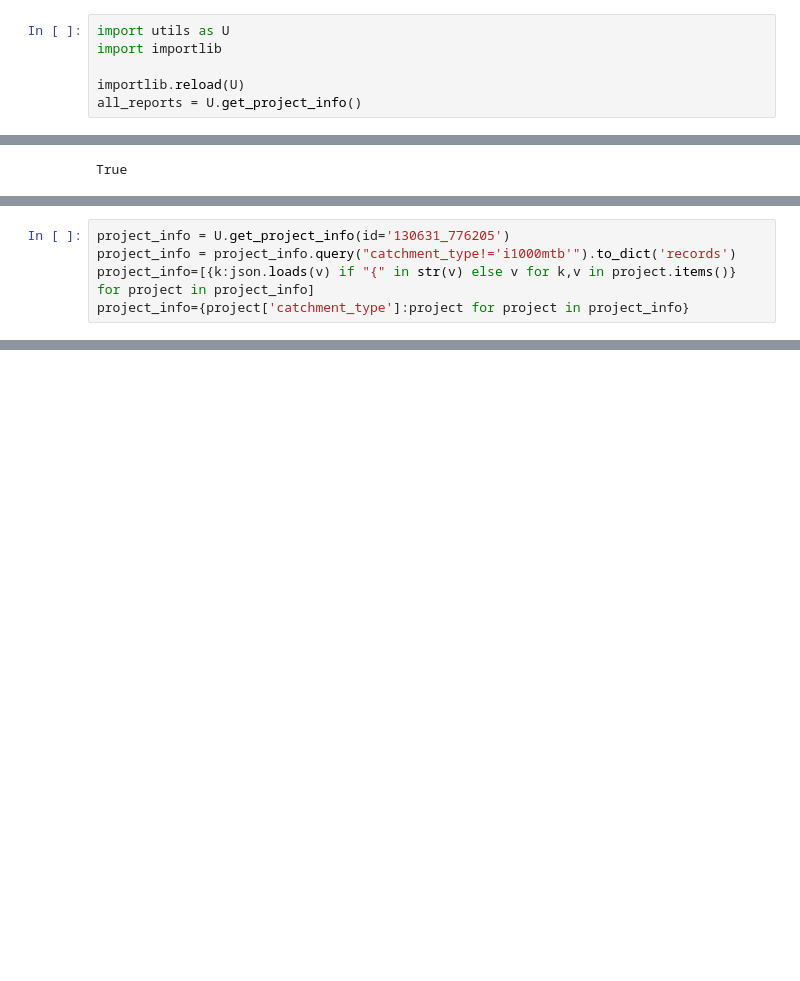
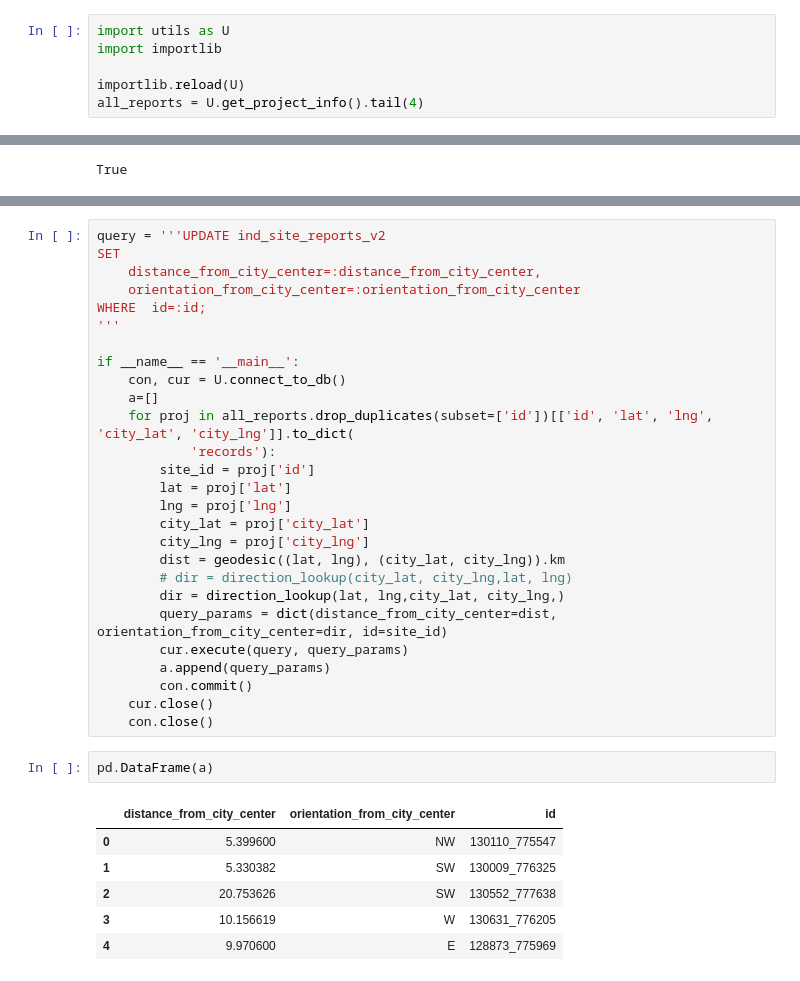
Before and after one commit to Jyotiraditya-kumar/SiteReportsV2, a Jupyter notebook: notebooks/site_report_to_athena.ipynb, the cells around one changed output, grey strips where cells are left out. Saved outputs shown, nothing was run; the diff lists cells and outputs as text; blank space fills up the shorter version.

```diff
--- a/notebooks/site_report_to_athena.ipynb
+++ b/notebooks/site_report_to_athena.ipynb
@@ -171,4 +172,4 @@ import utils as U
 import importlib
 
 importlib.reload(U)
-all_reports = U.get_project_info()
+all_reports = U.get_project_info().tail(4)
@@ -280,5 +263,0 @@ def get_dictionary_value(d, keys):
-# %%
-project_info = U.get_project_info(id='130631_776205')
-project_info = project_info.query("catchment_type!='i1000mtb'").to_dict('records')
-project_info=[{k:json.loads(v) if "{" in str(v) else v for k,v in project.items()} for project in project_info]
-project_info={project['catchment_type']:project for project in project_info}
@@ -341,0 +428,36 @@ if __name__ == '__main__':
+# %%
+query = '''UPDATE ind_site_reports_v2
+SET
+    distance_from_city_center=:distance_from_city_center,
+    orientation_from_city_center=:orientation_from_city_center
+WHERE  id=:id;
+'''
+
+if __name__ == '__main__':
+    con, cur = U.connect_to_db()
+    a=[]
+    for proj in all_reports.drop_duplicates(subset=['id'])[['id', 'lat', 'lng', 'city_lat', 'city_lng']].to_dict(
+            'records'):
+        site_id = proj['id']
+        lat = proj['lat']
+        lng = proj['lng']
+        city_lat = proj['city_lat']
+        city_lng = proj['city_lng']
+        dist = geodesic((lat, lng), (city_lat, city_lng)).km
+        # dir = direction_lookup(city_lat, city_lng,lat, lng)
+        dir = direction_lookup(lat, lng,city_lat, city_lng,)
+        query_params = dict(distance_from_city_center=dist, orientation_from_city_center=dir, id=site_id)
+        cur.execute(query, query_params)
+        a.append(query_params)
+        con.commit()
+    cur.close()
+    con.close()
+# %%
+pd.DataFrame(a)
+# %% [output]
+|  | distance_from_city_center | orientation_from_city_center | id |
+| 0 | 5.399600 | NW | 130110_775547 |
+| 1 | 5.330382 | SW | 130009_776325 |
+| 2 | 20.753626 | SW | 130552_777638 |
+| 3 | 10.156619 | W | 130631_776205 |
+| 4 | 9.970600 | E | 128873_775969 |
```
Also changed, not shown: parts of 22 cells of this notebook, 19 other files.
